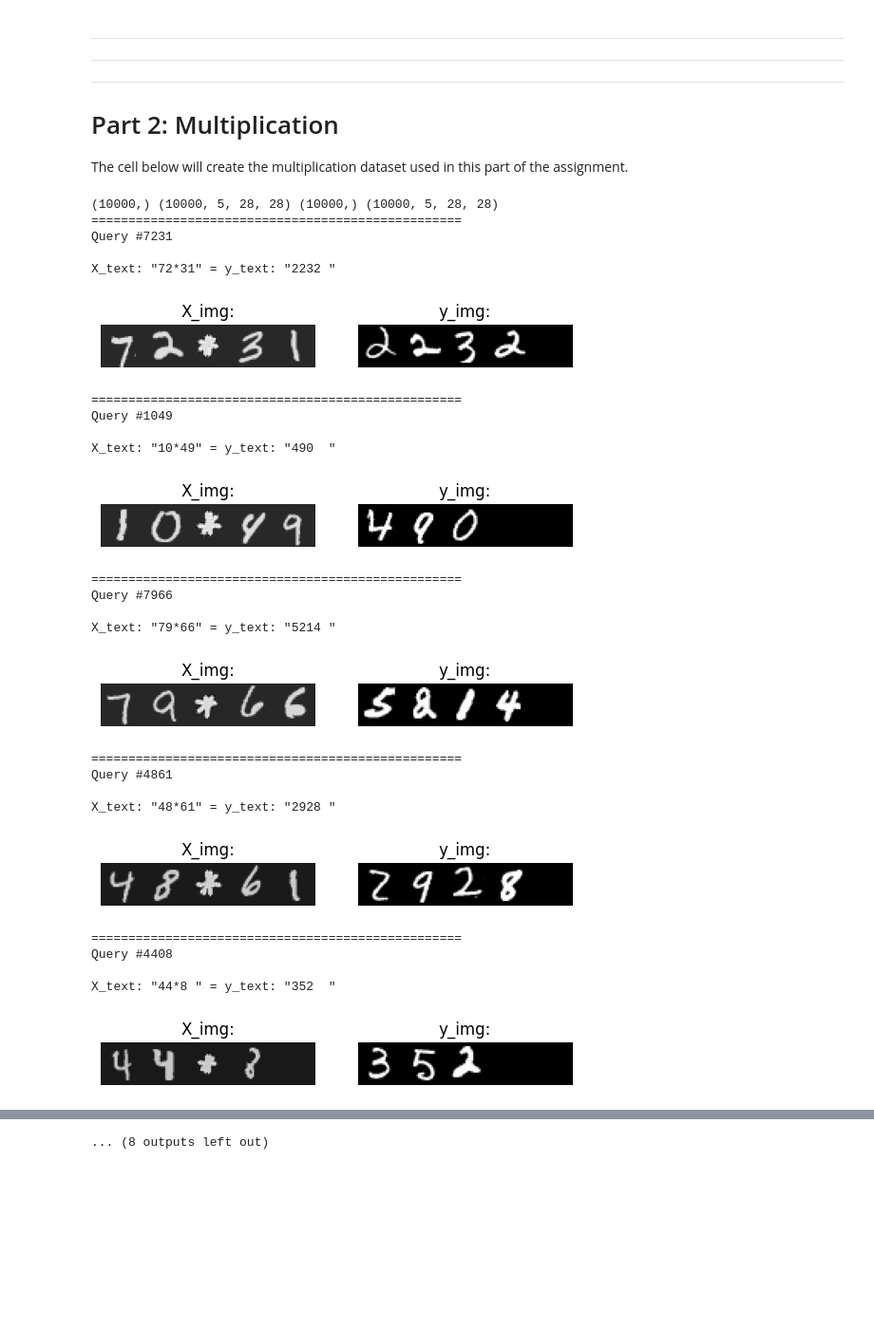
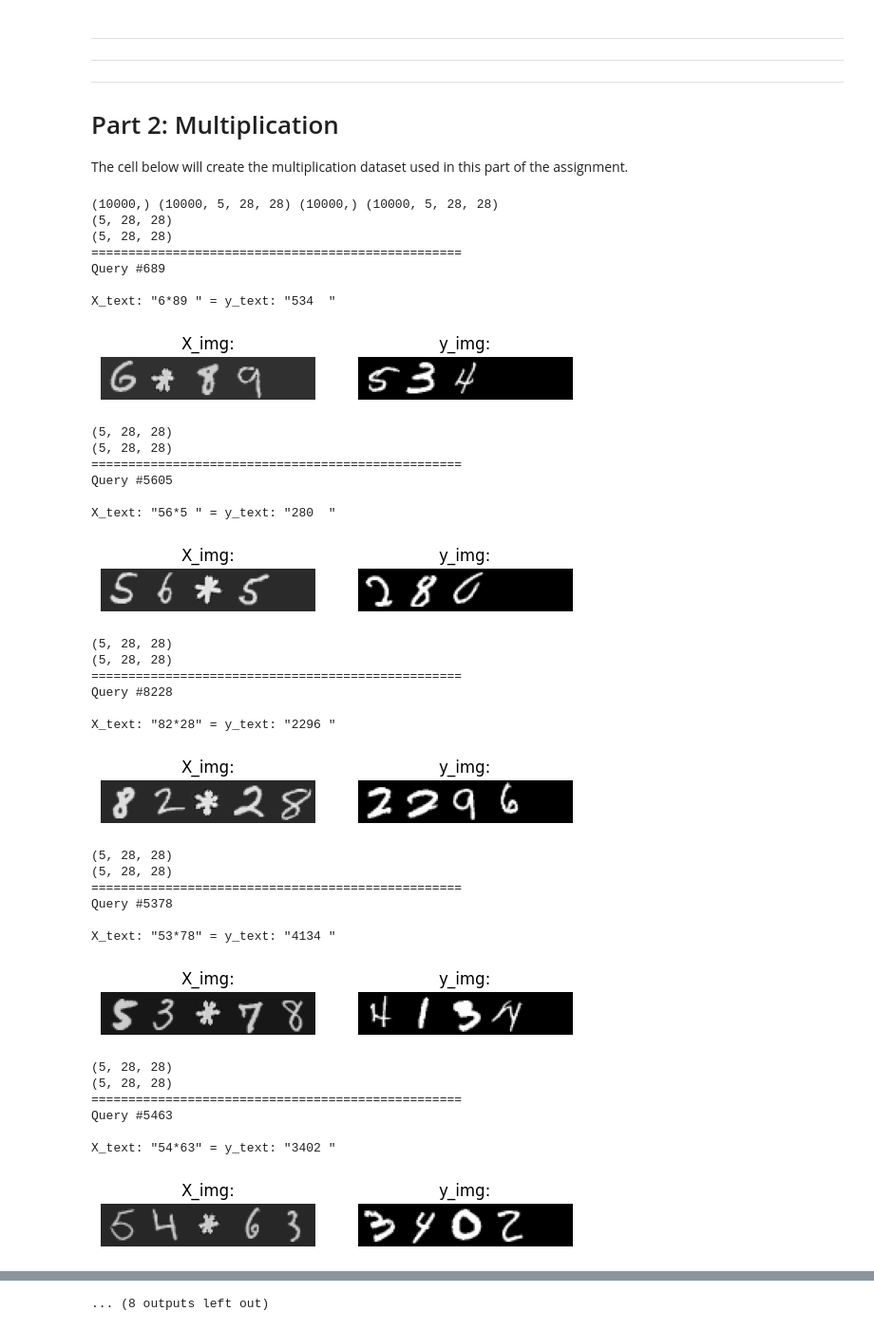
Before and after one commit to Spijkerberg/IDL-A2, a Jupyter notebook: individual_solns/A2_menno_tim.ipynb, the cells around one changed output, grey strips where cells are left out. Shown at 95% size. Cells and saved outputs as stored; diff of their text form; code cells hidden in the pictures; blank space fills up the shorter version.

```diff
--- a/individual_solns/A2_menno_tim.ipynb
+++ b/individual_solns/A2_menno_tim.ipynb
@@ -1121,6 +1120,6 @@ def build_text2img_model(loss_func: str = 'binary_crossentropy',
 inputs = X_text_onehot
 outputs = y_img
 state = np.random.randint(1000000)
-X_train, X_test, y_train, y_test = train_test_split(inputs, outputs, train_size=float(0.8),random_state=state)
-X_train_img, X_test_img, y_train_onehot, y_test_onehot = train_test_split(X_img, y_text_onehot, train_size=float(0.8),random_state=state)
+X_train, X_test, y_train, y_test = train_test_split(inputs, outputs, train_size=float(0.9),random_state=state)
+X_train_img, X_test_img, y_train_onehot, y_test_onehot = train_test_split(X_img, y_text_onehot, train_size=float(0.9),random_state=state)
 # %%
@@ -1207,7 +1216,7 @@ for i in range(5):
 fit_kwargs = {
         'batch_size': 32,
         'validation_split': 0.1,
-        'epochs': 20,
+        'epochs': 30,
         }
 
 metrics = ['accuracy']
@@ -1353,54 +1341,65 @@ highest_integer = 99                      # Highest value of integers contained
 
 max_int_length = len(str(highest_integer))# Maximum number of characters in an integer
 max_query_length = max_int_length * 2 + 1 # Maximum length of the query string (consists of two integers and an operand [e.g. '22+10'])
 max_answer_length = 5    # Maximum length of the answer string (the longest resulting query string is '100*100'='10000')
 
 # Create the data (might take around a minute)
 (MNIST_data, MNIST_labels), _ = tf.keras.datasets.mnist.load_data()
 X_text, X_img, y_text, y_img = create_data(highest_integer, operands=['*'])
 X_text_onehot = encode_labels(X_text)
 y_text_onehot = encode_labels(y_text)
 print(X_text.shape, X_img.shape, y_text.shape, y_img.shape)
 
 
 ## Display the samples that were created
 def display_sample(n):
     labels = ['X_img:', 'y_img:']
-    for i, data in enumerate([X_img, y_img]):8068
+    for i, data in enumerate([X_img, y_img]):
         plt.subplot(1,2,i+1)
         # plt.set_figheight(15)
         plt.axis('off')
         plt.title(labels[i])
+        print(data[n].shape)
         plt.imshow(np.hstack(data[n]), cmap='gray')
     print('='*50, f'\nQuery #{n}\n\nX_text: "{X_text[n]}" = y_text: "{y_text[n]}"')
     plt.show()
 
 for _ in range(10):
     display_sample(np.random.randint(0, 10000, 1)[0])
 # %% [output]
 (10000,) (10000, 5, 28, 28) (10000,) (10000, 5, 28, 28)
+(5, 28, 28)
+(5, 28, 28)
 ==================================================
-Query #7231
+Query #689
 
-X_text: "72*31" = y_text: "2232 "
+X_text: "6*89 " = y_text: "534  "
-[figure, old version]
+[figure, new version]
+(5, 28, 28)
+(5, 28, 28)
 ==================================================
-Query #1049
+Query #5605
 
-X_text: "10*49" = y_text: "490  "
+X_text: "56*5 " = y_text: "280  "
-[figure, old version]
+[figure, new version]
+(5, 28, 28)
+(5, 28, 28)
 ==================================================
-Query #7966
+Query #8228
 
-X_text: "79*66" = y_text: "5214 "
+X_text: "82*28" = y_text: "2296 "
-[figure, old version]
+[figure, new version]
+(5, 28, 28)
+(5, 28, 28)
 ==================================================
-Query #4861
+Query #5378
 
-X_text: "48*61" = y_text: "2928 "
+X_text: "53*78" = y_text: "4134 "
-[figure, old version]
+[figure, new version]
+(5, 28, 28)
+(5, 28, 28)
 ==================================================
-Query #4408
+Query #5463
 
-X_text: "44*8 " = y_text: "352  "
+X_text: "54*63" = y_text: "3402 "
-[figure, old version]
+[figure, new version]
```
Also changed, not shown: parts of 18 cells of this notebook.
